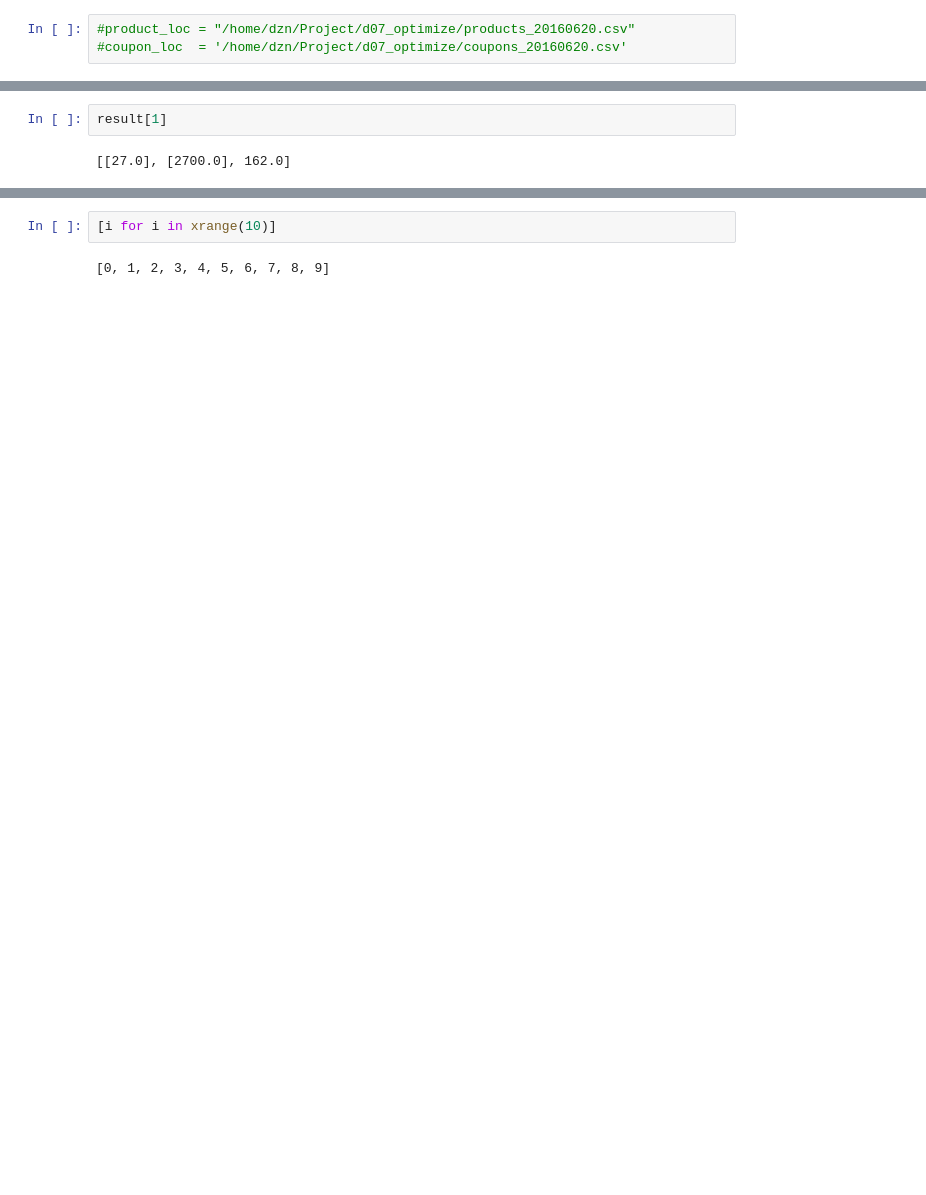
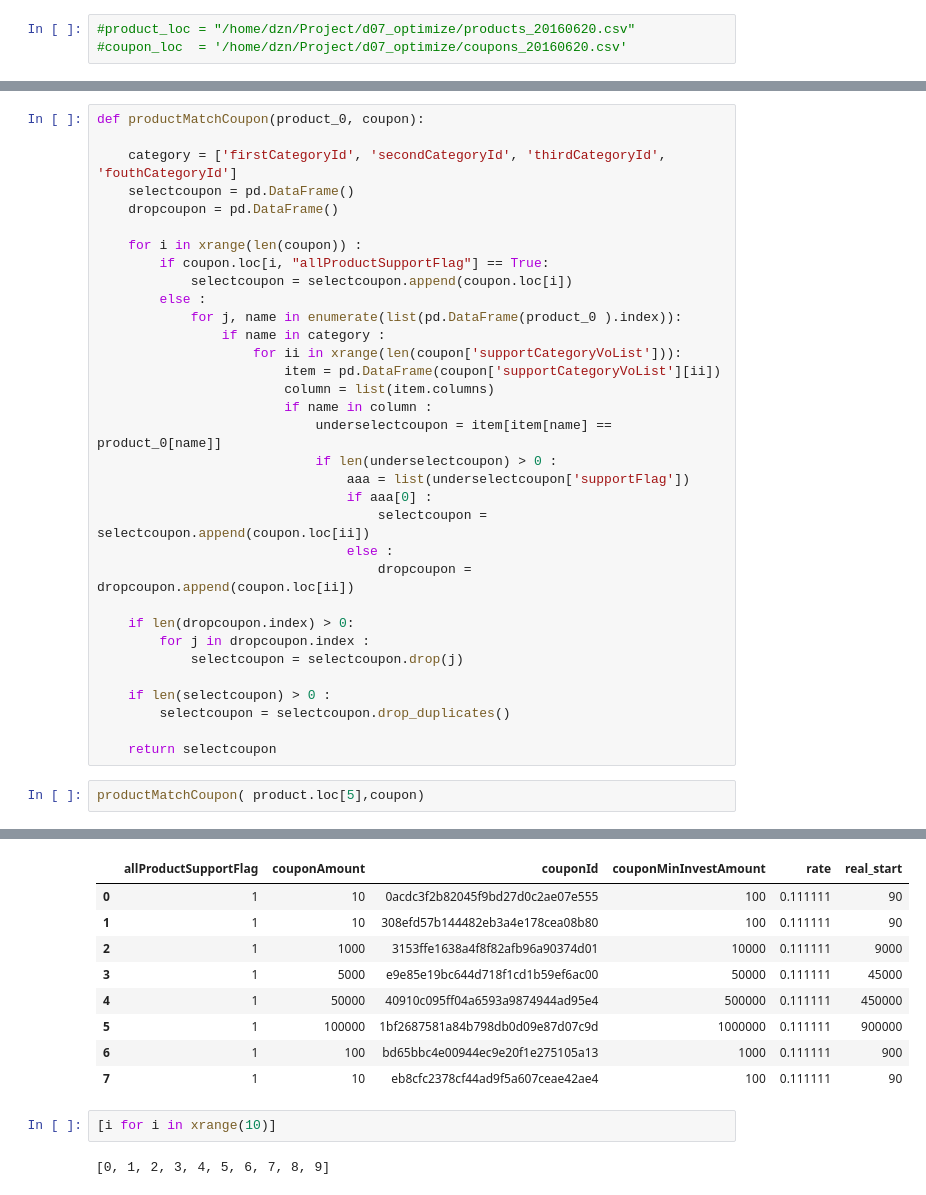
Before and after one commit to HY0095/d07_optimize, a Jupyter notebook: optimizeInvest.ipynb, the cells around one changed output, grey strips where cells are left out. Drawn from its saved outputs; the diff is of its cells as text; blank space fills up the shorter version.

```diff
--- a/optimizeInvest.ipynb
+++ b/optimizeInvest.ipynb
@@ -779,4 +767,36 @@ coupon
-# %%
-result[1]
-# %% [output]
-[[27.0], [2700.0], 162.0]
+# %%
+def productMatchCoupon(product_0, coupon):
+
+    category = ['firstCategoryId', 'secondCategoryId', 'thirdCategoryId', 'fouthCategoryId']
+    selectcoupon = pd.DataFrame()
+    dropcoupon = pd.DataFrame()
+
+    for i in xrange(len(coupon)) :
+        if coupon.loc[i, "allProductSupportFlag"] == True:
+            selectcoupon = selectcoupon.append(coupon.loc[i])
+        else :
+            for j, name in enumerate(list(pd.DataFrame(product_0 ).index)):
+                if name in category :
+                    for ii in xrange(len(coupon['supportCategoryVoList'])):
+                        item = pd.DataFrame(coupon['supportCategoryVoList'][ii])
+                        column = list(item.columns)
+                        if name in column :
+                            underselectcoupon = item[item[name] == product_0[name]]
+                            if len(underselectcoupon) > 0 :
+                                aaa = list(underselectcoupon['supportFlag'])
+                                if aaa[0] :
+                                    selectcoupon = selectcoupon.append(coupon.loc[ii])
+                                else :
+                                    dropcoupon = dropcoupon.append(coupon.loc[ii])
+
+    if len(dropcoupon.index) > 0:
+        for j in dropcoupon.index :
+            selectcoupon = selectcoupon.drop(j)
+
+    if len(selectcoupon) > 0 :
+        selectcoupon = selectcoupon.drop_duplicates()
+
+    return selectcoupon
+# %%
+productMatchCoupon( product.loc[5],coupon)
+# %% [output]
@@ -783,3 +820,12 @@ result[1]
+|  | allProductSupportFlag | couponAmount | couponId | couponMinInvestAmount | rate | real_start |
+| 0 | 1 | 10 | 0acdc3f2b82045f9bd27d0c2ae07e555 | 100 | 0.111111 | 90 |
+| 1 | 1 | 10 | 308efd57b144482eb3a4e178cea08b80 | 100 | 0.111111 | 90 |
+| 2 | 1 | 1000 | 3153ffe1638a4f8f82afb96a90374d01 | 10000 | 0.111111 | 9000 |
+| 3 | 1 | 5000 | e9e85e19bc644d718f1cd1b59ef6ac00 | 50000 | 0.111111 | 45000 |
+| 4 | 1 | 50000 | 40910c095ff04a6593a9874944ad95e4 | 500000 | 0.111111 | 450000 |
+| 5 | 1 | 100000 | 1bf2687581a84b798db0d09e87d07c9d | 1000000 | 0.111111 | 900000 |
+| 6 | 1 | 100 | bd65bbc4e00944ec9e20f1e275105a13 | 1000 | 0.111111 | 900 |
+| 7 | 1 | 10 | eb8cfc2378cf44ad9f5a607ceae42ae4 | 100 | 0.111111 | 90 |
 # %%
 [i for i in xrange(10)]
 # %% [output]
```
Also changed, not shown: parts of 6 cells of this notebook, 3 other files.
